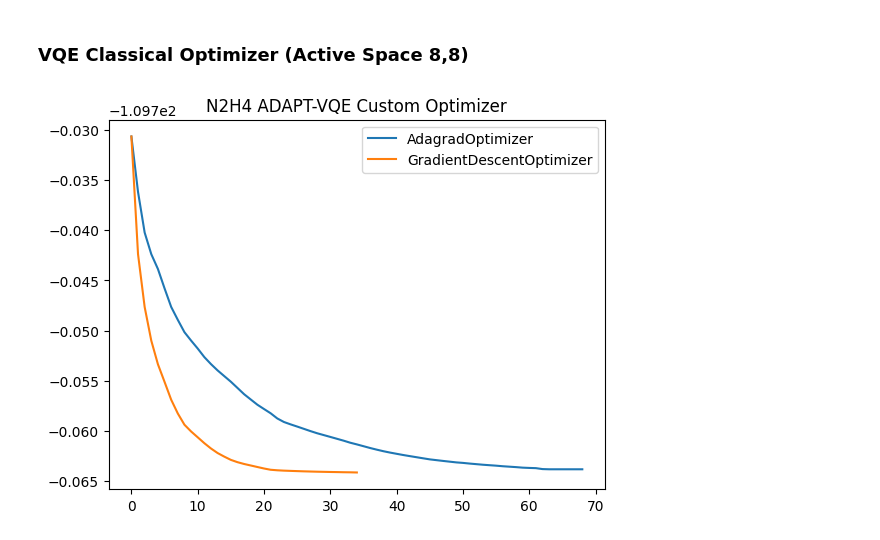
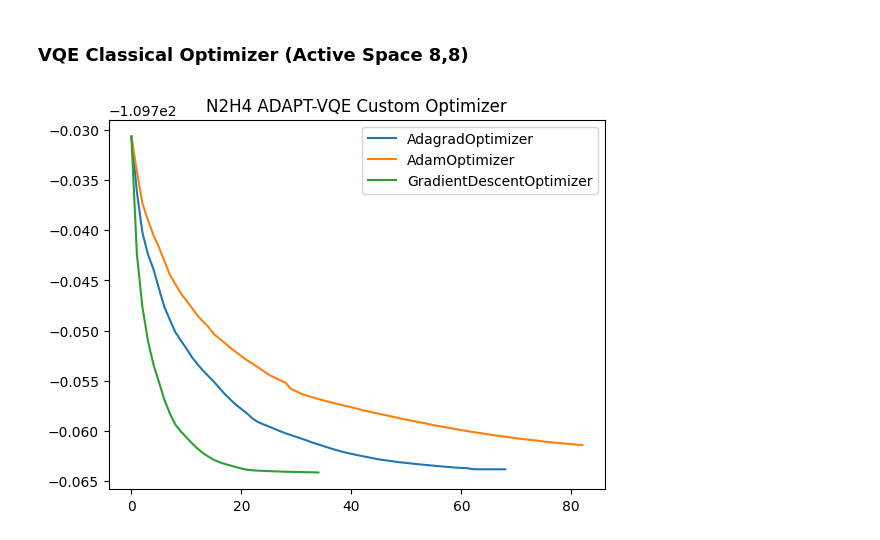
Before and after one commit to azhar-ikhtiarudin/variational-quantum-eigensolver, a Jupyter notebook: PennyLane/N2H4/custom_vqe/data/optimizer/custom_vqe_visualizer.ipynb, the cells around one changed output. Drawn from its saved outputs; the diff is of its cells as text; code cells hidden in the pictures.

Commit message:
add 8 8 adamoptimizer data

```diff
--- a/PennyLane/N2H4/custom_vqe/data/optimizer/custom_vqe_visualizer.ipynb
+++ b/PennyLane/N2H4/custom_vqe/data/optimizer/custom_vqe_visualizer.ipynb
@@ -43,6 +43,7 @@ plt.show()
 # %% [markdown]
 ### VQE Classical Optimizer (Active Space 8,8)
 # %%
+data_3_8_8_Adam = np.loadtxt('N2H4_3_8_8_AdamOptimizer.txt', delimiter=',')
 data_3_8_8_Adagrad = np.loadtxt('N2H4_3_8_8_AdagradOptimizer.txt', delimiter=',')
 data_3_8_8_GradientDescent = np.loadtxt('N2H4_3_8_8_GradientDescentOptimizer.txt', delimiter=',')
 # data_3_2_2_GradientDescent = np.loadtxt('N2H4_3_2_2_GradientDescentOptimizer.txt', delimiter=',')
@@ -52,15 +53,15 @@ data_3_8_8_GradientDescent = np.loadtxt('N2H4_3_8_8_GradientDescentOptimizer.txt
 # data_3_2_2_RMSProp = np.loadtxt('N2H4_3_2_2_RMSPropOptimizer.txt', delimiter=',')
 # %%
 plt.plot(data_3_8_8_Adagrad, label='AdagradOptimizer')
-# plt.plot(data_3_2_2_Adam, label='AdamOptimizer')
+plt.plot(data_3_8_8_Adam, label='AdamOptimizer')
 plt.plot(data_3_8_8_GradientDescent, label='GradientDescentOptimizer')
 # plt.plot(data_3_2_2_Momentum, label='MomentumOptimizer')
 # plt.plot(data_3_2_2_NesterovMomentum, label='NesterovMomentumOptimizer')
 # plt.plot(data_3_2_2_QNG, label='QNGOptimizer')
 # plt.plot(data_3_2_2_RMSProp, label='RMSPropOptimizer')
 
 plt.title('N2H4 ADAPT-VQE Custom Optimizer')
 plt.legend()
 plt.show()
 # %% [output]
-[figure, old version]
+[figure, new version]
```
Also changed, not shown: 1 other file.
